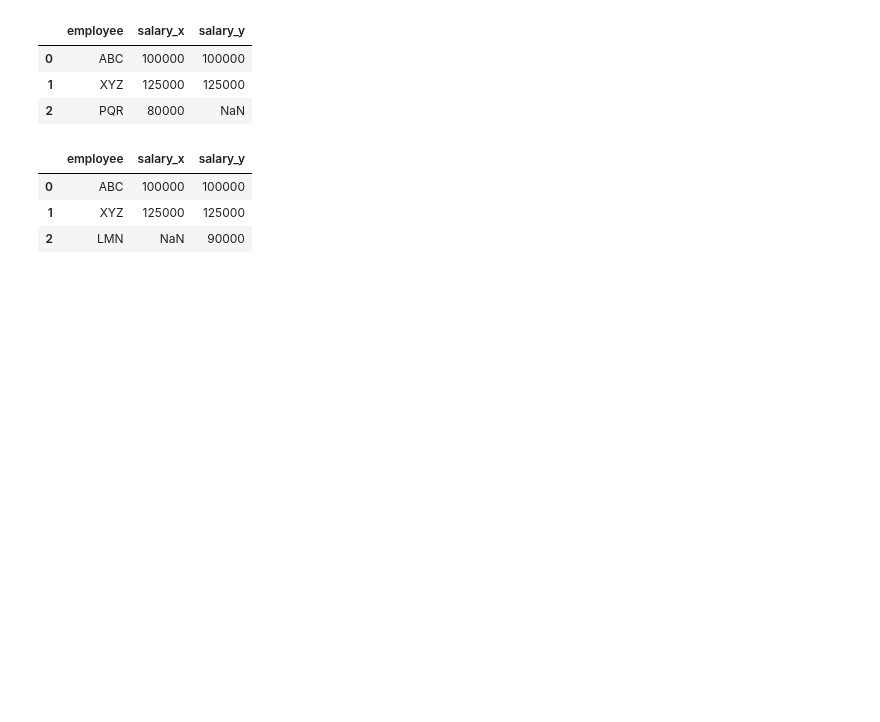
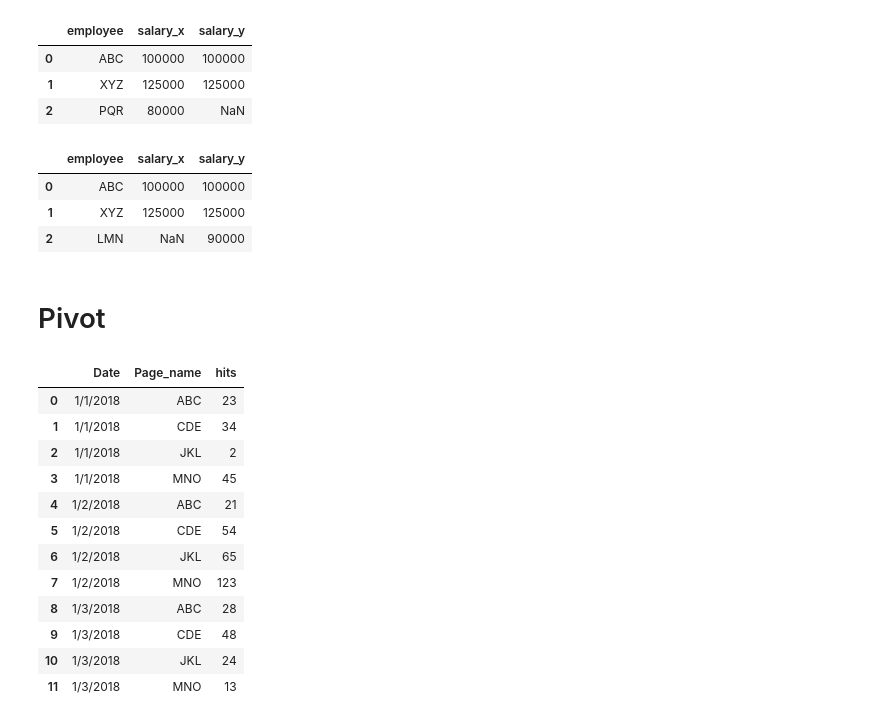
Before and after one commit to udaytak/DataScience-Basics, a Jupyter notebook: 02_Basic Data Operations.ipynb, the cells around one changed output. Saved outputs shown, nothing was run; the diff lists cells and outputs as text; code cells hidden in the pictures; blank space fills up the shorter version.

Commit message:
pivot

```diff
--- a/02_Basic Data Operations.ipynb
+++ b/02_Basic Data Operations.ipynb
@@ -1014,8 +1014,23 @@ dataframe3
 | 0 | ABC | 100000 | 100000 |
 | 1 | XYZ | 125000 | 125000 |
 | 2 | LMN | NaN | 90000 |
+# %% [markdown]
+# Pivot
 # %%
-#pivot
-webtraffic = pd.read_csv('C:/Users/LocalAdmin/Documents/Python/Untitled Folder/PivotExample.csv')
+webtraffic = pd.read_csv('PivotExample.csv')
 webtraffic
+# %% [output]
+|  | Date | Page_name | hits |
+| 0 | 1/1/2018 | ABC | 23 |
+| 1 | 1/1/2018 | CDE | 34 |
+| 2 | 1/1/2018 | JKL | 2 |
+| 3 | 1/1/2018 | MNO | 45 |
+| 4 | 1/2/2018 | ABC | 21 |
+| 5 | 1/2/2018 | CDE | 54 |
+| 6 | 1/2/2018 | JKL | 65 |
+| 7 | 1/2/2018 | MNO | 123 |
+| 8 | 1/3/2018 | ABC | 28 |
+| 9 | 1/3/2018 | CDE | 48 |
+| 10 | 1/3/2018 | JKL | 24 |
+| 11 | 1/3/2018 | MNO | 13 |
 # %%
```
Also changed, not shown: parts of 4 cells of this notebook.
